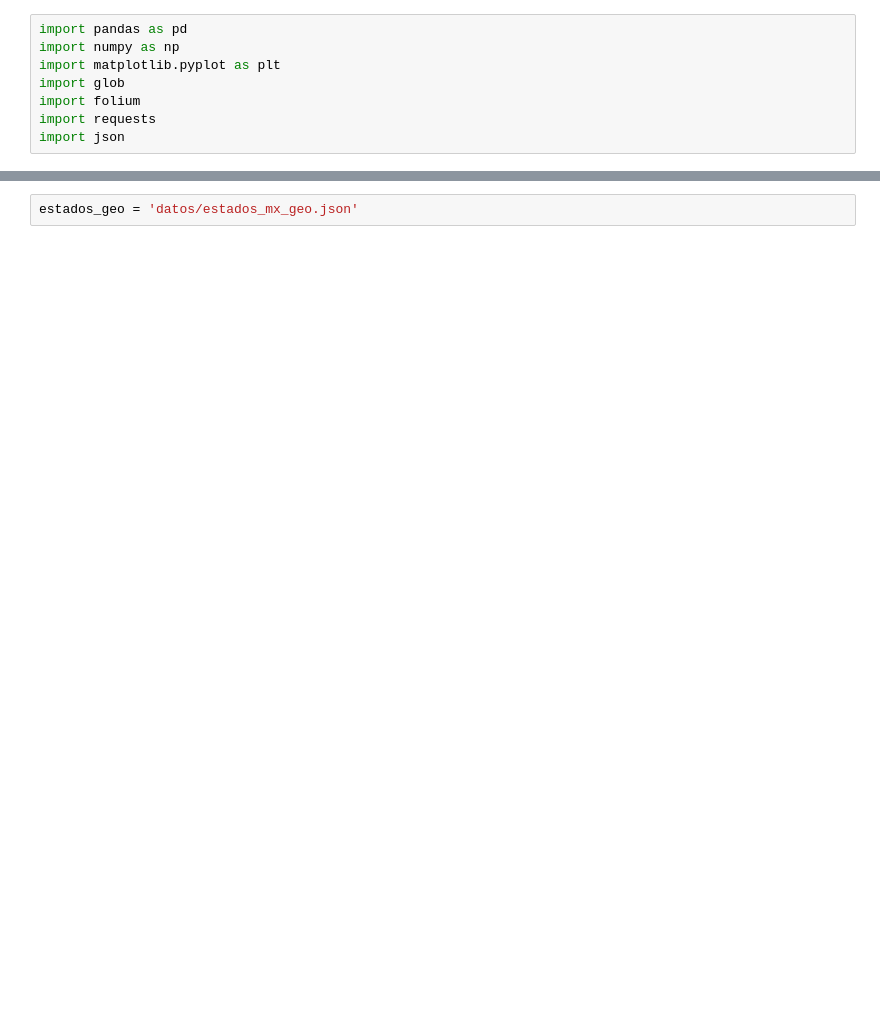
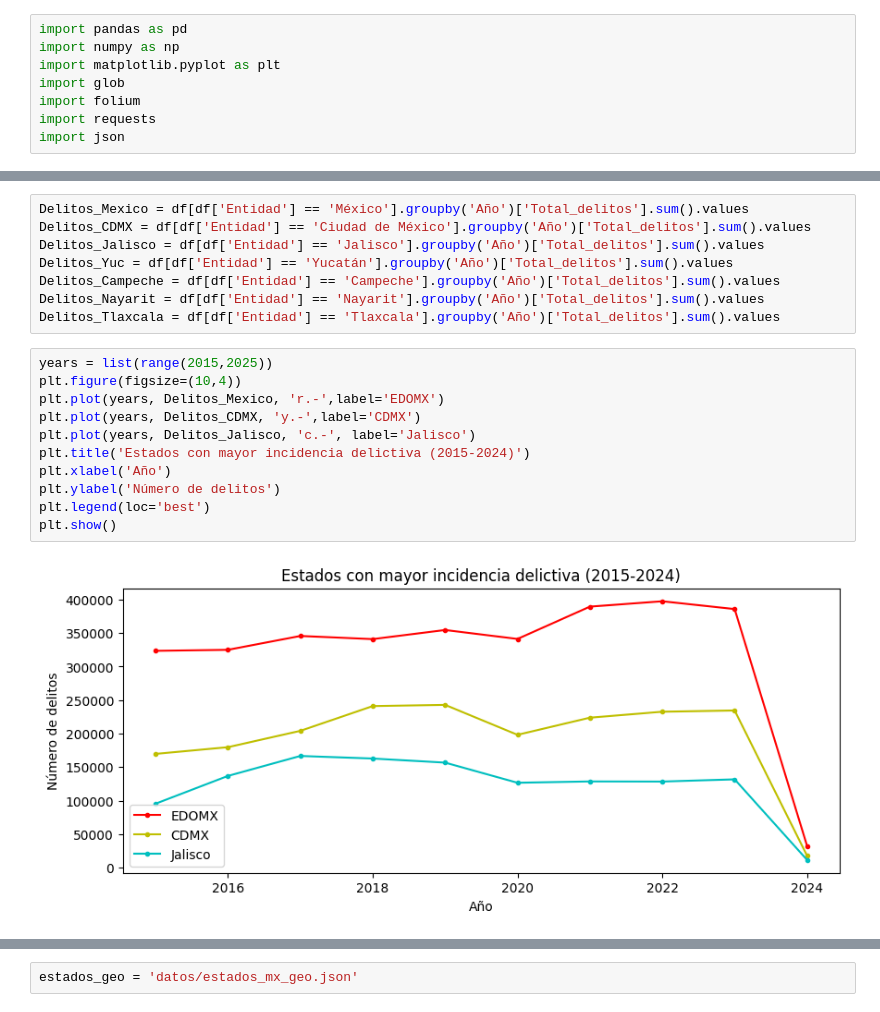
Before and after one commit to GustavoMex18/Analisis_IPM, a Jupyter notebook: AnalisisExploratorio.ipynb, the cells around one changed output, grey strips where cells are left out. Cells and saved outputs as stored; diff of their text form; blank space fills up the shorter version.

```diff
--- a/AnalisisExploratorio.ipynb
+++ b/AnalisisExploratorio.ipynb
@@ -222,0 +118,21 @@ df2023 = pd.read_csv(data[8])[['ID','HOMICIDIO']]
+# %%
+Delitos_Mexico = df[df['Entidad'] == 'México'].groupby('Año')['Total_delitos'].sum().values
+Delitos_CDMX = df[df['Entidad'] == 'Ciudad de México'].groupby('Año')['Total_delitos'].sum().values
+Delitos_Jalisco = df[df['Entidad'] == 'Jalisco'].groupby('Año')['Total_delitos'].sum().values
+Delitos_Yuc = df[df['Entidad'] == 'Yucatán'].groupby('Año')['Total_delitos'].sum().values
+Delitos_Campeche = df[df['Entidad'] == 'Campeche'].groupby('Año')['Total_delitos'].sum().values
+Delitos_Nayarit = df[df['Entidad'] == 'Nayarit'].groupby('Año')['Total_delitos'].sum().values
+Delitos_Tlaxcala = df[df['Entidad'] == 'Tlaxcala'].groupby('Año')['Total_delitos'].sum().values
+# %%
+years = list(range(2015,2025))
+plt.figure(figsize=(10,4))
+plt.plot(years, Delitos_Mexico, 'r.-',label='EDOMX')
+plt.plot(years, Delitos_CDMX, 'y.-',label='CDMX')
+plt.plot(years, Delitos_Jalisco, 'c.-', label='Jalisco')
+plt.title('Estados con mayor incidencia delictiva (2015-2024)')
+plt.xlabel('Año')
+plt.ylabel('Número de delitos')
+plt.legend(loc='best')
+plt.show()
+# %% [output]
+[figure, added]
```
Also changed, not shown: parts of 76 cells of this notebook.
